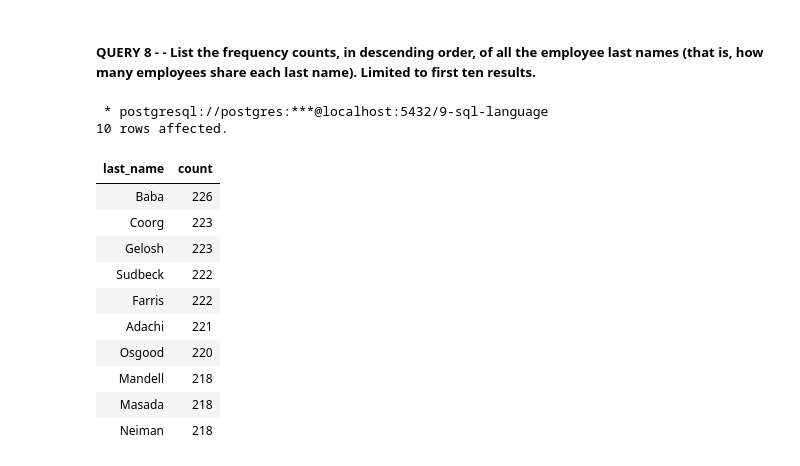
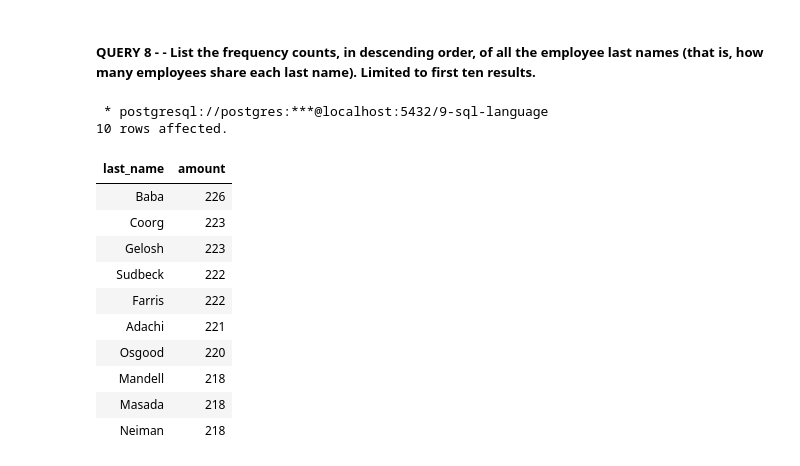
Before and after one commit to johbry17/9-api-challenge, a Jupyter notebook: analysis.ipynb, the cells around one changed output. Cells and saved outputs as stored; diff of their text form; code cells hidden in the pictures.

```diff
--- a/analysis.ipynb
+++ b/analysis.ipynb
@@ -228,17 +228,17 @@ LIMIT 10;
 # %%
 %%sql
 
 SELECT
 	last_name,
-	COUNT(*) AS count
+	COUNT(*) amount
 FROM employees
 GROUP BY last_name
-ORDER BY count DESC
+ORDER BY amount DESC
 LIMIT 10;
 # %% [output]
  * postgresql://postgres:***@localhost:5432/9-sql-language
 10 rows affected.
-| last_name | count |
+| last_name | amount |
 | Baba | 226 |
 | Coorg | 223 |
 | Gelosh | 223 |
```
Also changed, not shown: parts of 7 cells of this notebook, 5 other files.
